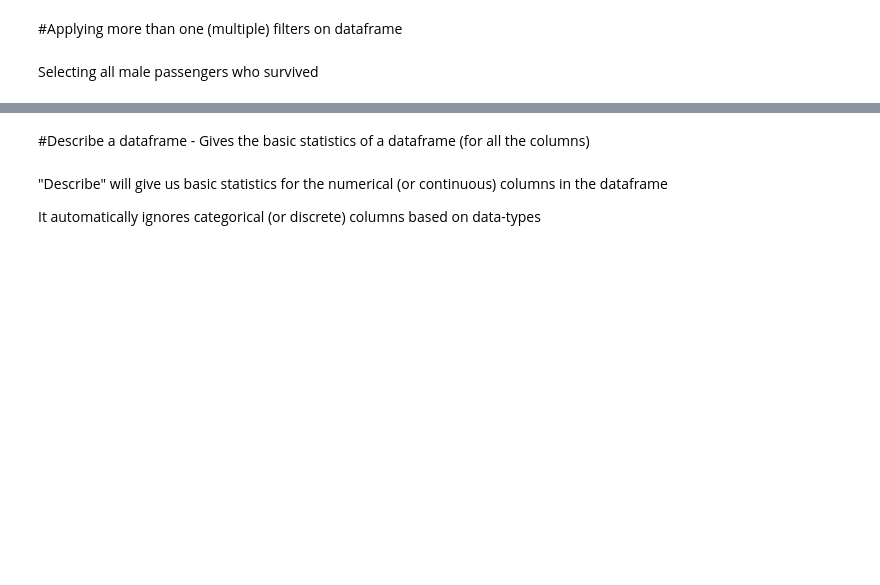
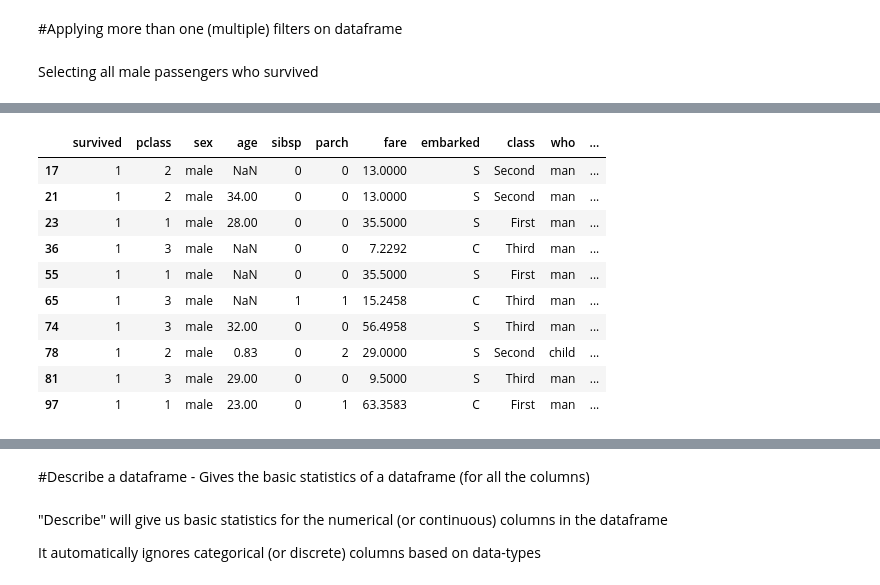
Before and after one commit to Tahan402/Tahan402, a Jupyter notebook: Pandas.ipynb, the cells around one changed output, grey strips where cells are left out. Drawn from its saved outputs; the diff is of its cells as text; code cells hidden in the pictures; blank space fills up the shorter version.

```diff
--- a/Pandas.ipynb
+++ b/Pandas.ipynb
@@ -630,3 +630,6 @@ survived_df.shape
 #Applying more than one (multiple) filters on dataframe
 # %% [markdown]
 Selecting all male passengers who survived
+# %%
+multifilter_df1 = titanic_data['survived'] == 1
+multifilter_df2 = titanic_data['sex'] == 'male'
@@ -632,0 +672,15 @@ Selecting all male passengers who survived
+# %%
+survived_men = titanic_data[multifilter_df1 & multifilter_df2]
+survived_men.head(10)
+# %% [output]
+|  | survived | pclass | sex | age | sibsp | parch | fare | embarked | class | who | ... |
+| 17 | 1 | 2 | male | NaN | 0 | 0 | 13.0000 | S | Second | man | ... |
+| 21 | 1 | 2 | male | 34.00 | 0 | 0 | 13.0000 | S | Second | man | ... |
+| 23 | 1 | 1 | male | 28.00 | 0 | 0 | 35.5000 | S | First | man | ... |
+| 36 | 1 | 3 | male | NaN | 0 | 0 | 7.2292 | C | Third | man | ... |
+| 55 | 1 | 1 | male | NaN | 0 | 0 | 35.5000 | S | First | man | ... |
+| 65 | 1 | 3 | male | NaN | 1 | 1 | 15.2458 | C | Third | man | ... |
+| 74 | 1 | 3 | male | 32.00 | 0 | 0 | 56.4958 | S | Third | man | ... |
+| 78 | 1 | 2 | male | 0.83 | 0 | 2 | 29.0000 | S | Second | child | ... |
+| 81 | 1 | 3 | male | 29.00 | 0 | 0 | 9.5000 | S | Third | man | ... |
+| 97 | 1 | 1 | male | 23.00 | 0 | 1 | 63.3583 | C | First | man | ... |
```
Also changed, not shown: parts of 16 cells of this notebook.
